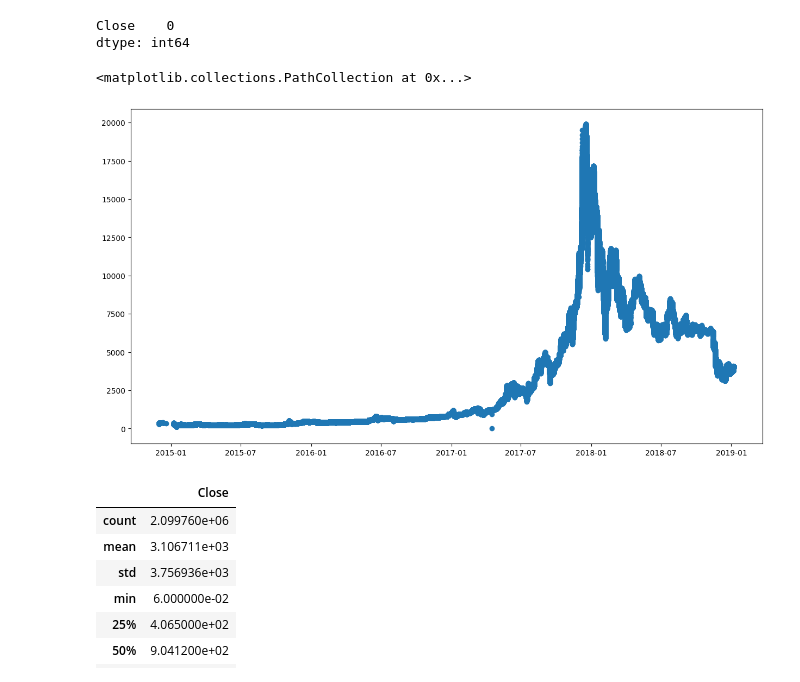
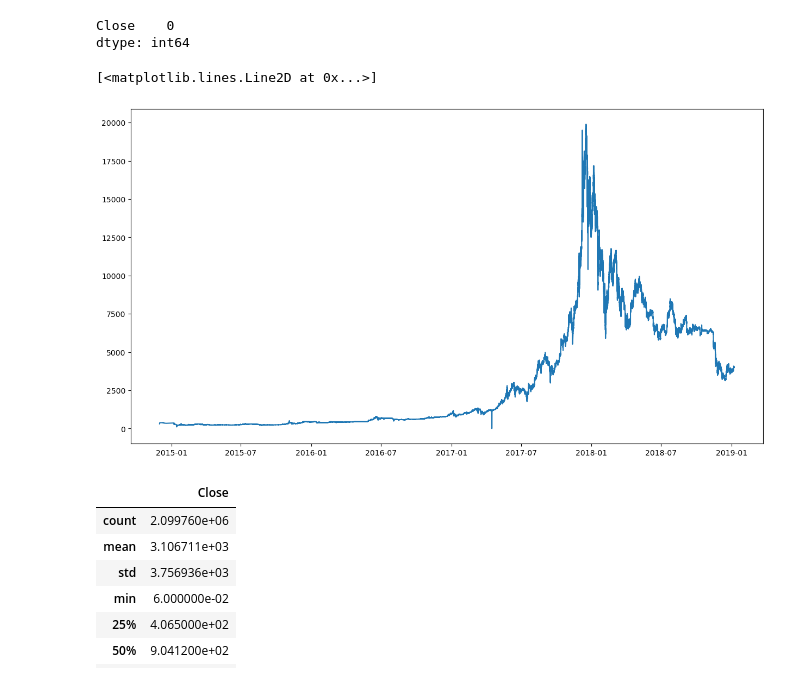
Before and after one commit to eminydn/Bitcoin_Timeseries_Prediction_with_Har-RV_Forecasting, a Jupyter notebook: Har_RV1.ipynb, the cells around one changed output. Cells and saved outputs as stored; diff of their text form; code cells hidden in the pictures.

```diff
--- a/Har_RV1.ipynb
+++ b/Har_RV1.ipynb
@@ -37,6 +37,3 @@ df.head()
 | 2014-12-01 05:35:00 | NaN | NaN | NaN | NaN | NaN | NaN | NaN |
 | 2014-12-01 05:36:00 | NaN | NaN | NaN | NaN | NaN | NaN | NaN |
 | 2014-12-01 05:37:00 | NaN | NaN | NaN | NaN | NaN | NaN | NaN |
-# %%
-df.drop(["Open", "High", "Low", "Volume_(BTC)", "Volume_(Currency)", "Weighted_Price"], axis= 1, inplace= True)
-df
@@ -57,0 +40,3 @@ df
+# %%
+df = df[["Close"]]
+df
@@ -79,10 +79,10 @@ Close    0
 dtype: int64
 # %%
 plt.figure(figsize=(15,8))
-plt.scatter(df.index, df.Close)
+plt.plot(df.index, df.Close)
 # %% [output]
-<matplotlib.collections.PathCollection at 0x...>
+[<matplotlib.lines.Line2D at 0x...>]
-[figure, old version]
+[figure, new version]
 # %%
 df.describe()
 # %% [output]
```
Also changed, not shown: parts of 24 cells of this notebook.
